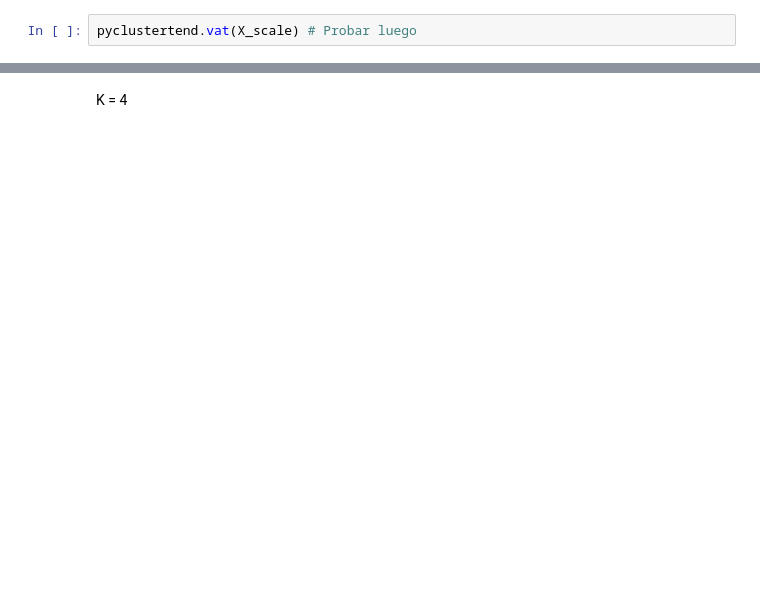
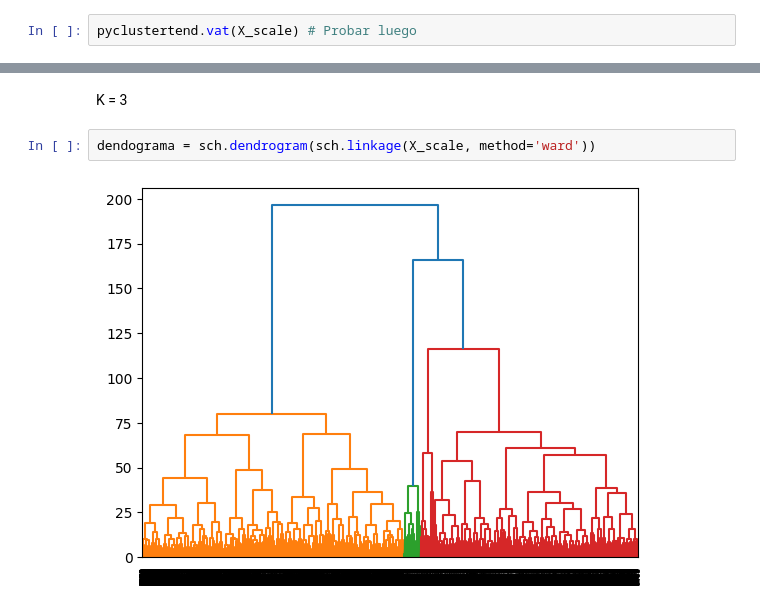
Before and after one commit to Anaru03/Project-1.2-Data-Mining-Public, a Jupyter notebook: Clustering.ipynb, the cells around one changed output, grey strips where cells are left out. Saved outputs shown, nothing was run; the diff lists cells and outputs as text; blank space fills up the shorter version.

```diff
--- a/Clustering.ipynb
+++ b/Clustering.ipynb
@@ -74,3 +92,7 @@ plt.show()
 # %% [markdown]
-K = 4
+K = 3
+# %%
+dendograma = sch.dendrogram(sch.linkage(X_scale, method='ward'))
+# %% [output]
+[figure, added]
 # %%
```
Also changed, not shown: parts of 6 cells of this notebook.
